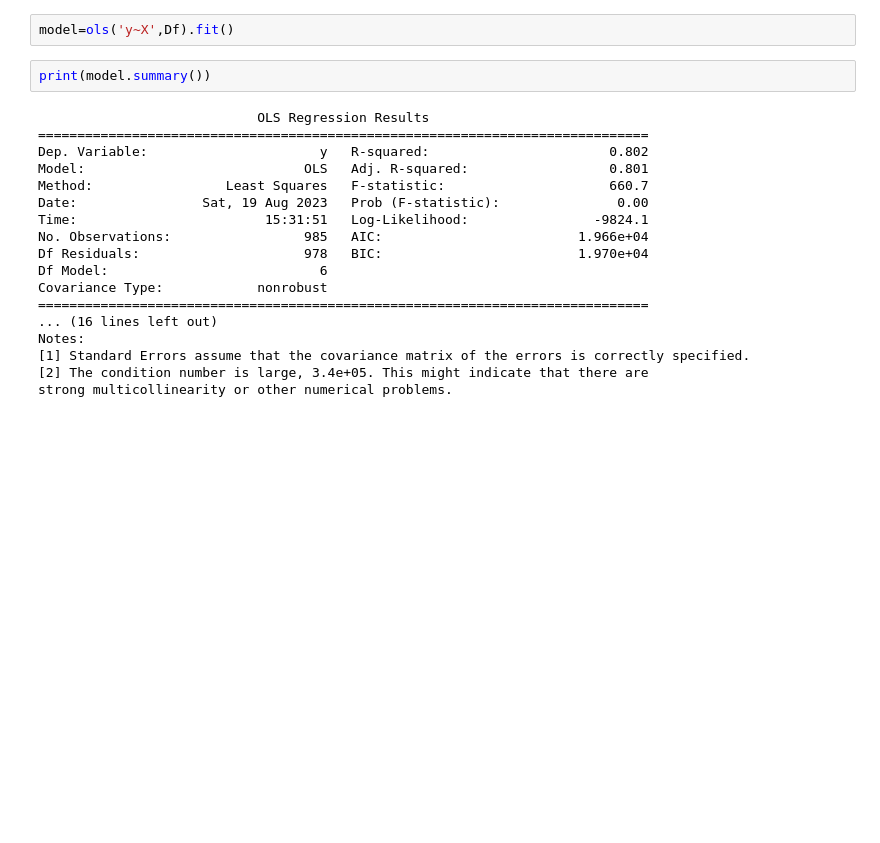
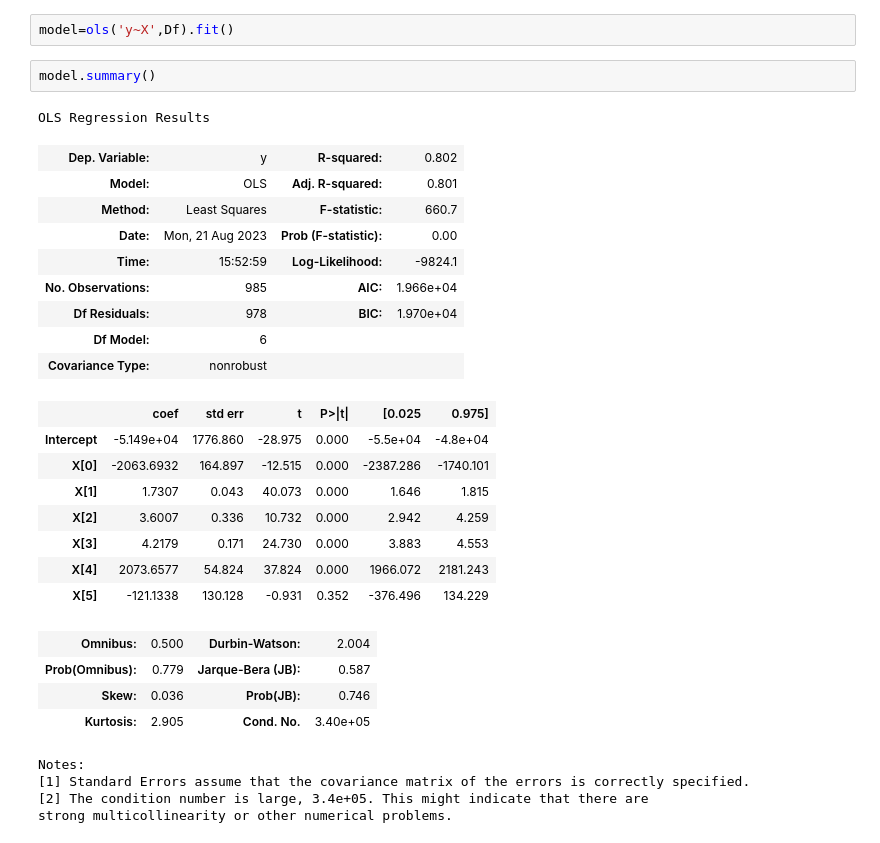
Before and after one commit to Tshifhumulo10/Martketing-Analysis-and-Revenue-Prediction, a Jupyter notebook: Martketing_Analysis_and_Revenue_Prediction.ipynb, the cells around one changed output. Cells and saved outputs as stored; diff of their text form; blank space fills up the shorter version.

```diff
--- a/Martketing_Analysis_and_Revenue_Prediction.ipynb
+++ b/Martketing_Analysis_and_Revenue_Prediction.ipynb
@@ -475,23 +475,32 @@ y=Df['revenue']
 X=Df[['reach','local_tv', 'online','instore', 'person','event']]
 # %%
 model=ols('y~X',Df).fit()
-# %%
-print(model.summary())
-# %% [output]
-                            OLS Regression Results
-==============================================================================
-Dep. Variable:                      y   R-squared:                       0.802
-Model:                            OLS   Adj. R-squared:                  0.801
-Method:                 Least Squares   F-statistic:                     660.7
-Date:                Sat, 19 Aug 2023   Prob (F-statistic):               0.00
-Time:                        15:31:51   Log-Likelihood:                -9824.1
-No. Observations:                 985   AIC:                         1.966e+04
-Df Residuals:                     978   BIC:                         1.970e+04
-Df Model:                           6
-Covariance Type:            nonrobust
-==============================================================================
-... (16 lines left out)
-Notes:
-[1] Standard Errors assume that the covariance matrix of the errors is correctly specified.
-[2] The condition number is large, 3.4e+05. This might indicate that there are
-strong multicollinearity or other numerical problems.
+# %%
+model.summary()
+# %% [output]
+OLS Regression Results
+| Dep. Variable: | y | R-squared: | 0.802 |
+| Model: | OLS | Adj. R-squared: | 0.801 |
+| Method: | Least Squares | F-statistic: | 660.7 |
+| Date: | Mon, 21 Aug 2023 | Prob (F-statistic): | 0.00 |
+| Time: | 15:52:59 | Log-Likelihood: | -9824.1 |
+| No. Observations: | 985 | AIC: | 1.966e+04 |
+| Df Residuals: | 978 | BIC: | 1.970e+04 |
+| Df Model: | 6 |  |  |
+| Covariance Type: | nonrobust |  |  |
+|  | coef | std err | t | P>|t| | [0.025 | 0.975] |
+| Intercept | -5.149e+04 | 1776.860 | -28.975 | 0.000 | -5.5e+04 | -4.8e+04 |
+| X[0] | -2063.6932 | 164.897 | -12.515 | 0.000 | -2387.286 | -1740.101 |
+| X[1] | 1.7307 | 0.043 | 40.073 | 0.000 | 1.646 | 1.815 |
+| X[2] | 3.6007 | 0.336 | 10.732 | 0.000 | 2.942 | 4.259 |
+| X[3] | 4.2179 | 0.171 | 24.730 | 0.000 | 3.883 | 4.553 |
+| X[4] | 2073.6577 | 54.824 | 37.824 | 0.000 | 1966.072 | 2181.243 |
+| X[5] | -121.1338 | 130.128 | -0.931 | 0.352 | -376.496 | 134.229 |
+| Omnibus: | 0.500 | Durbin-Watson: | 2.004 |
+| Prob(Omnibus): | 0.779 | Jarque-Bera (JB): | 0.587 |
+| Skew: | 0.036 | Prob(JB): | 0.746 |
+| Kurtosis: | 2.905 | Cond. No. | 3.40e+05 |
+Notes:
+[1] Standard Errors assume that the covariance matrix of the errors is correctly specified.
+[2] The condition number is large, 3.4e+05. This might indicate that there are
+strong multicollinearity or other numerical problems.
```
